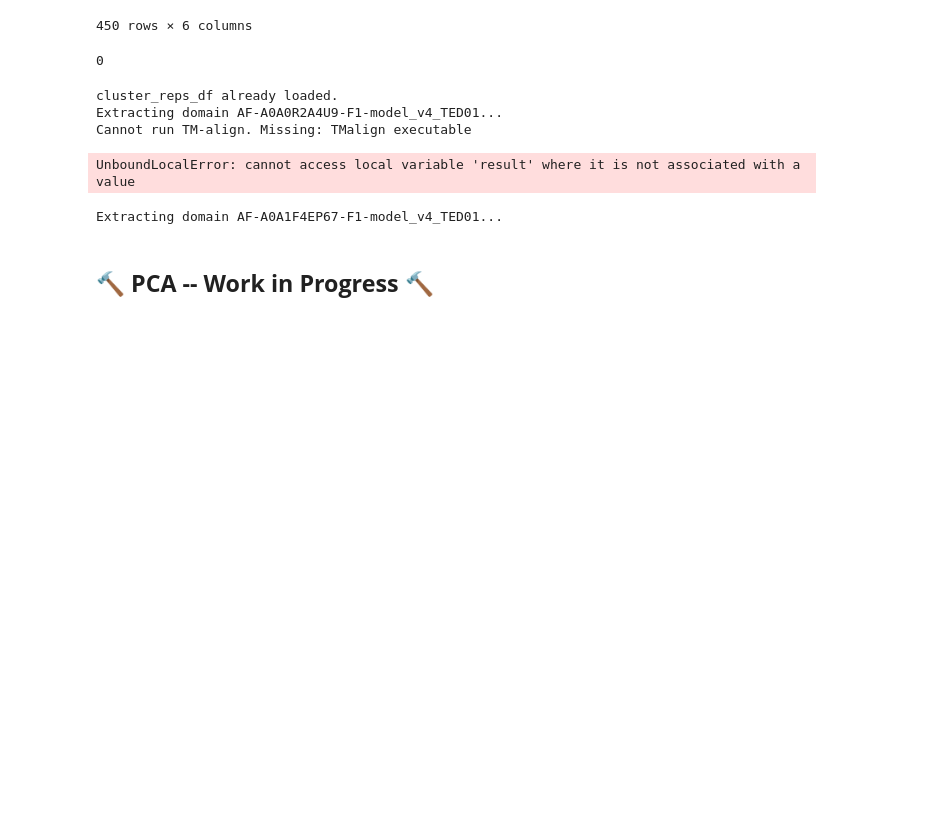
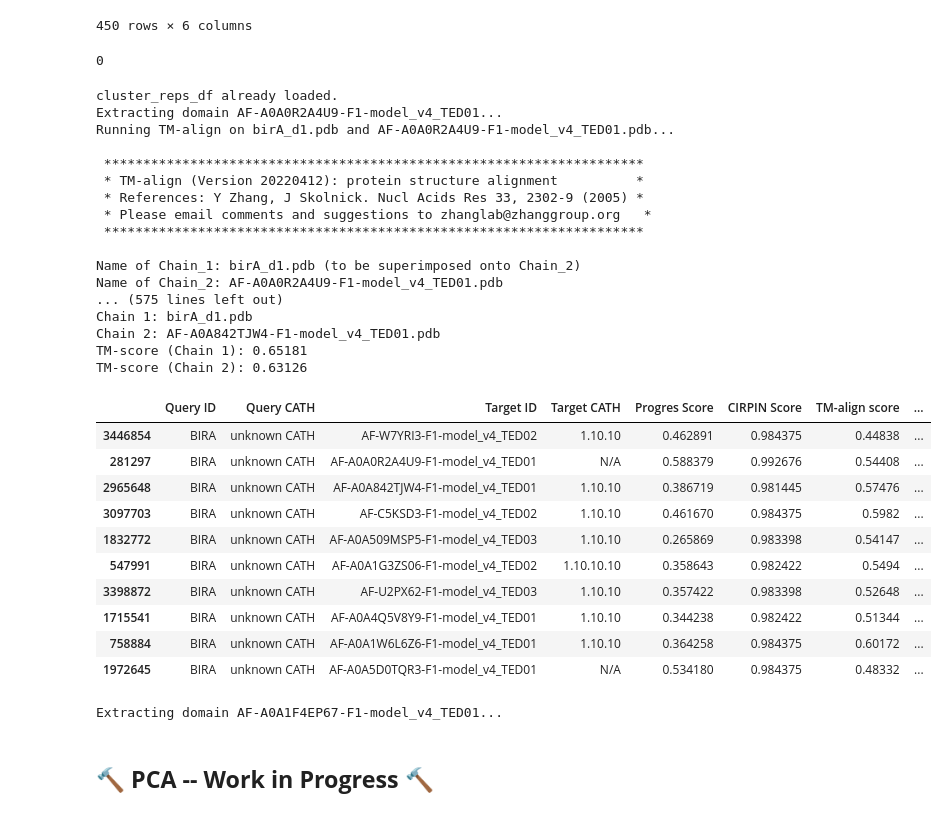
Before and after one commit to aidenkoloj/CIRPIN, a Jupyter notebook: CIRPIN.ipynb, the cells around one changed output. Saved outputs shown, nothing was run; the diff lists cells and outputs as text; code cells hidden in the pictures; blank space fills up the shorter version.

Commit message:
Removed TM align output issue

```diff
--- a/CIRPIN.ipynb
+++ b/CIRPIN.ipynb
@@ -1089,7 +1089,7 @@ def tm_align(query,target, CP=False):
           )
         elif CP == True:
           result = subprocess.run(
-              ['./TMalign', query, target, '-cp', '-o', output_cp_superimposed_pdb],
+              ['./TMalign', query, target, '-cp'],
               capture_output=True, text=True, check=True
           )
         #print(result.stdout)
@@ -1104,17 +1104,19 @@ def tm_align(query,target, CP=False):
         print("STDERR:")
         print(e.stderr)
     #print("TM-align finished. Review the output above for results.")
-    print(f"Superimposed structures saved to: {output_cp_superimposed_pdb}")
+    #print(f"Superimposed structures saved to: {output_cp_superimposed_pdb}")
   else:
       missing_files = []
       if not os.path.exists('./TMalign'):
           missing_files.append('TMalign executable')
+      if not os.path.exists(filename):
+          missing_files.append(filename)
       if not os.path.exists(query):
           missing_files.append(query)
       if not os.path.exists(target):
           missing_files.append(target)
       print(f"Cannot run TM-align. Missing: {', '.join(missing_files)}")
-
+  print(result.stdout)
   min_tmscore = get_min_tm_score(result.stdout)
 
   return min_tmscore
@@ -1171,35 +1173,59 @@ def get_min_tm_score(tm_align_output):
     print(f"Chain 2: {pdb_chain2}")
     print(f"TM-score (Chain 1): {tm_score_1}")
     print(f"TM-score (Chain 2): {tm_score_2}")
 
     # If no output was read, TM-align likely failed
     if not lines_read:
         raise RuntimeError("Error: TM-align did not produce any output. Check if the TM-align binary is working.")
 
     # Store results in the dictionary
     if pdb_chain1 and pdb_chain2 and tm_score_1 and tm_score_2:
         o[pdb_chain1] = tm_score_1
         o[pdb_chain2] = tm_score_2
 
     #print(o)
 
     # Handle empty dictionary
     if not o:
         raise ValueError("Error: Could not extract TM-scores from output")
 
     min_tm_score = min(o.values())
     return min_tm_score
 
 
 
 top10_hits = align_top_hits(df_filtered,filename)
 
 display(top10_hits)
 # %% [output]
 cluster_reps_df already loaded.
 Extracting domain AF-A0A0R2A4U9-F1-model_v4_TED01...
-Cannot run TM-align. Missing: TMalign executable
+Running TM-align on birA_d1.pdb and AF-A0A0R2A4U9-F1-model_v4_TED01.pdb...
+
+ *********************************************************************
+ * TM-align (Version 20220412): protein structure alignment          *
+ * References: Y Zhang, J Skolnick. Nucl Acids Res 33, 2302-9 (2005) *
+ * Please email comments and suggestions to zhanglab@zhanggroup.org   *
+ *********************************************************************
+
+Name of Chain_1: birA_d1.pdb (to be superimposed onto Chain_2)
+Name of Chain_2: AF-A0A0R2A4U9-F1-model_v4_TED01.pdb
+... (575 lines left out)
+Chain 1: birA_d1.pdb
+Chain 2: AF-A0A842TJW4-F1-model_v4_TED01.pdb
+TM-score (Chain 1): 0.65181
+TM-score (Chain 2): 0.63126
-UnboundLocalError: cannot access local variable 'result' where it is not associated with a value
+|  | Query ID | Query CATH | Target ID | Target CATH | Progres Score | CIRPIN Score | TM-align score | ... |
+| 3446854 | BIRA | unknown CATH | AF-W7YRI3-F1-model_v4_TED02 | 1.10.10 | 0.462891 | 0.984375 | 0.44838 | ... |
+| 281297 | BIRA | unknown CATH | AF-A0A0R2A4U9-F1-model_v4_TED01 | N/A | 0.588379 | 0.992676 | 0.54408 | ... |
+| 2965648 | BIRA | unknown CATH | AF-A0A842TJW4-F1-model_v4_TED01 | 1.10.10 | 0.386719 | 0.981445 | 0.57476 | ... |
+| 3097703 | BIRA | unknown CATH | AF-C5KSD3-F1-model_v4_TED02 | 1.10.10 | 0.461670 | 0.984375 | 0.5982 | ... |
+| 1832772 | BIRA | unknown CATH | AF-A0A509MSP5-F1-model_v4_TED03 | 1.10.10 | 0.265869 | 0.983398 | 0.54147 | ... |
+| 547991 | BIRA | unknown CATH | AF-A0A1G3ZS06-F1-model_v4_TED02 | 1.10.10.10 | 0.358643 | 0.982422 | 0.5494 | ... |
+| 3398872 | BIRA | unknown CATH | AF-U2PX62-F1-model_v4_TED03 | 1.10.10 | 0.357422 | 0.983398 | 0.52648 | ... |
+| 1715541 | BIRA | unknown CATH | AF-A0A4Q5V8Y9-F1-model_v4_TED01 | 1.10.10 | 0.344238 | 0.982422 | 0.51344 | ... |
+| 758884 | BIRA | unknown CATH | AF-A0A1W6L6Z6-F1-model_v4_TED01 | 1.10.10 | 0.364258 | 0.984375 | 0.60172 | ... |
+| 1972645 | BIRA | unknown CATH | AF-A0A5D0TQR3-F1-model_v4_TED01 | N/A | 0.534180 | 0.984375 | 0.48332 | ... |
 # %%
 #@title Retrieve an individual AFDB ClustR TED domain
 TED_DOMAIN = "AF-A0A1F4EP67-F1-model_v4_TED01" #@param {type:"string"}
```
